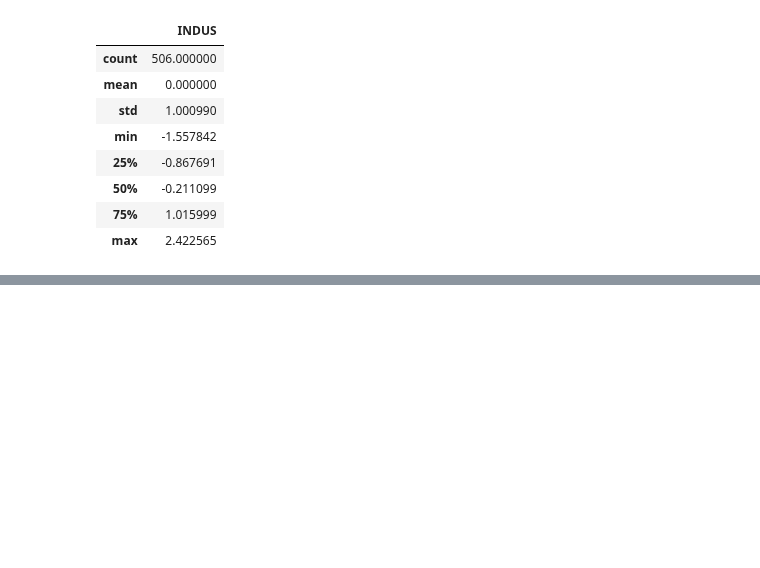
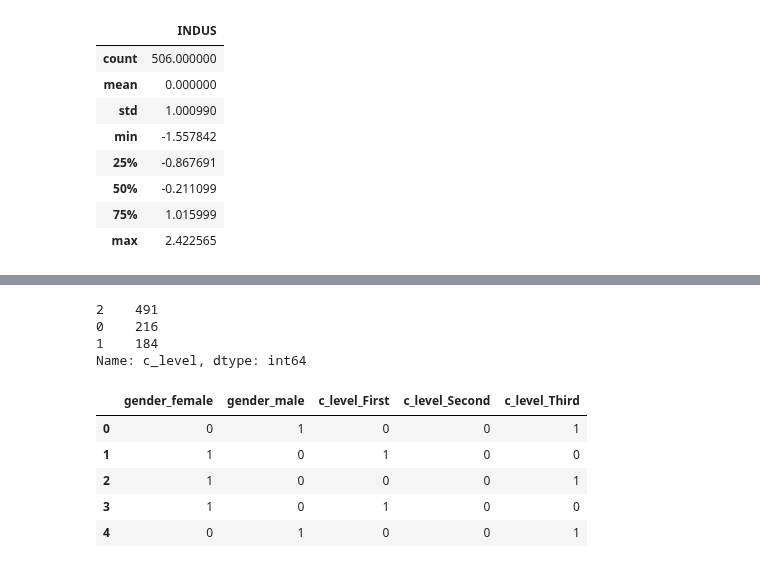
Before and after one commit to bnv20/kdt7, a Jupyter notebook: m2_분석라이브러리활용/pandas/응용.ipynb, the cells around one changed output, grey strips where cells are left out. Drawn from its saved outputs; the diff is of its cells as text; code cells hidden in the pictures; blank space fills up the shorter version.

```diff
--- a/m2_분석라이브러리활용/pandas/응용.ipynb
+++ b/m2_분석라이브러리활용/pandas/응용.ipynb
@@ -938,3 +938,19 @@ df_boston[['INDUS']].describe()
 | max | 2.422565 |
 # %%
 # encoding: LableEncoder, OneHotEncoder
+# %%
+import pandas as pd
+import numpy as np
+import seaborn as sns
+
+titanic = sns.load_dataset('titanic')
+# 특정 컬럼의 값을 변경
+titanic['sex'] = titanic.sex.replace({'male':0,'female':1})
+# 열이름 변경
+titanic.rename(columns={'sex':'gender','age':'age_cat','class':'c_level'},inplace=True)
+# 컬럼명을 대문자로 변경
+titanic.columns = map(lambda x:str(x).upper(), titanic.columns)
+# 컬럼명을 소문자로 변경
+titanic.rename(columns=str.lower, inplace=True)
+df = titanic[['survived','pclass','gender','c_level']]
+df.head()
@@ -940,0 +964,5 @@ df_boston[['INDUS']].describe()
+# %%
+import warnings
+warnings.filterwarnings('ignore')
+df['gender'].replace([1,0],['female','male'],inplace=True)
+df.head()
@@ -940,0 +994,18 @@ df_boston[['INDUS']].describe()
+# %%
+df1.c_level.value_counts()
+# %% [output]
+2    491
+0    216
+1    184
+Name: c_level, dtype: int64
+# %%
+df2 = df.copy()
+df3 = df2[['gender','c_level']]
+pd.get_dummies(df3).head()
+# %% [output]
+|  | gender_female | gender_male | c_level_First | c_level_Second | c_level_Third |
+| 0 | 0 | 1 | 0 | 0 | 1 |
+| 1 | 1 | 0 | 1 | 0 | 0 |
+| 2 | 1 | 0 | 0 | 0 | 1 |
+| 3 | 1 | 0 | 1 | 0 | 0 |
+| 4 | 0 | 1 | 0 | 0 | 1 |
```
Also changed, not shown: parts of 7 cells of this notebook.
